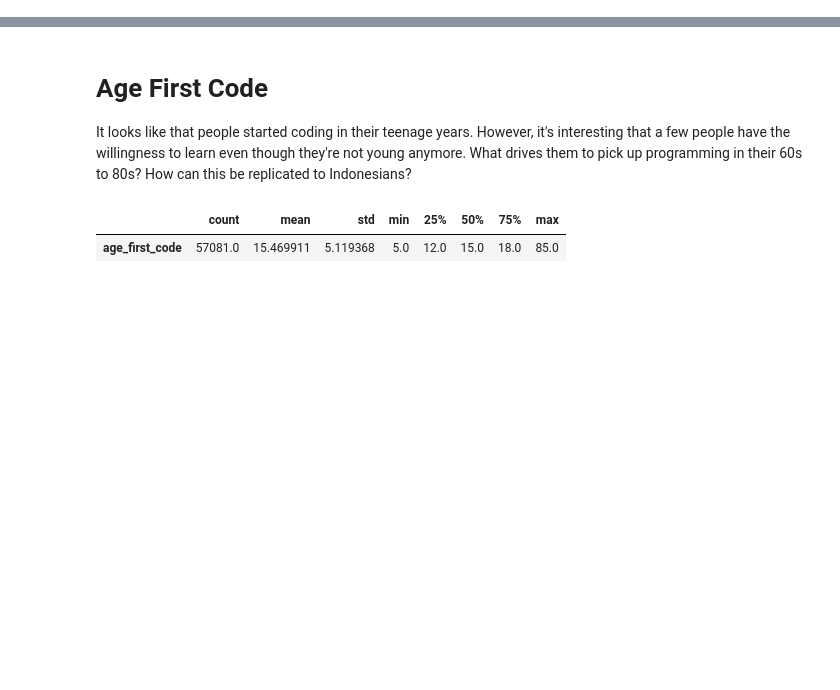
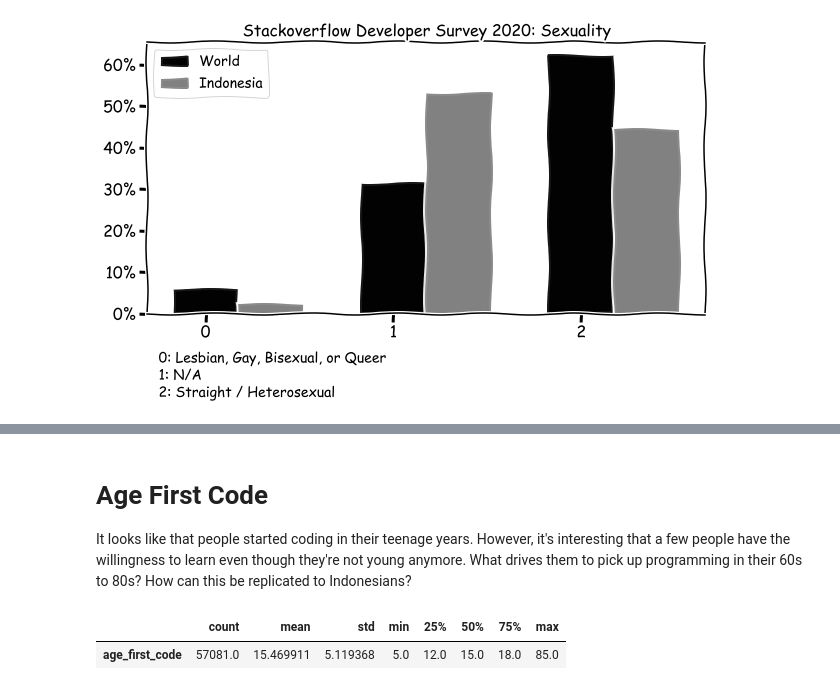
Before and after one commit to ledwindra/stackoverflow-survey, a Jupyter notebook: index.ipynb, the cells around one changed output, grey strips where cells are left out. Cells and saved outputs as stored; diff of their text form; code cells hidden in the pictures; blank space fills up the shorter version.

```diff
--- a/index.ipynb
+++ b/index.ipynb
@@ -30,0 +79,17 @@ viz.bar_chart(gender_world, gender_indonesia, 'gender', caption_x=-0.5, caption_
+# %%
+# create dataframe from sexuality column
+sexuality_world = data.transform(
+    data.group_by(world, 'Sexuality', 'sexuality'),
+    column='sexuality',
+    is_in=['Straight / Heterosexual', 'N/A'],
+    value='Lesbian, Gay, Bisexual, or Queer'
+)
+sexuality_indonesia = data.transform(
+    data.group_by(indonesia, 'Sexuality', 'sexuality'),
+    column='sexuality',
+    is_in=['Straight / Heterosexual', 'N/A'],
+    value='Lesbian, Gay, Bisexual, or Queer'
+)
+viz.bar_chart(sexuality_world, sexuality_indonesia, 'sexuality', 'Sexuality', caption_x=-0.25, caption_y=-0.2)
+# %% [output]
+[figure, added]
```
Also changed, not shown: parts of 19 cells of this notebook, 1 other file.
